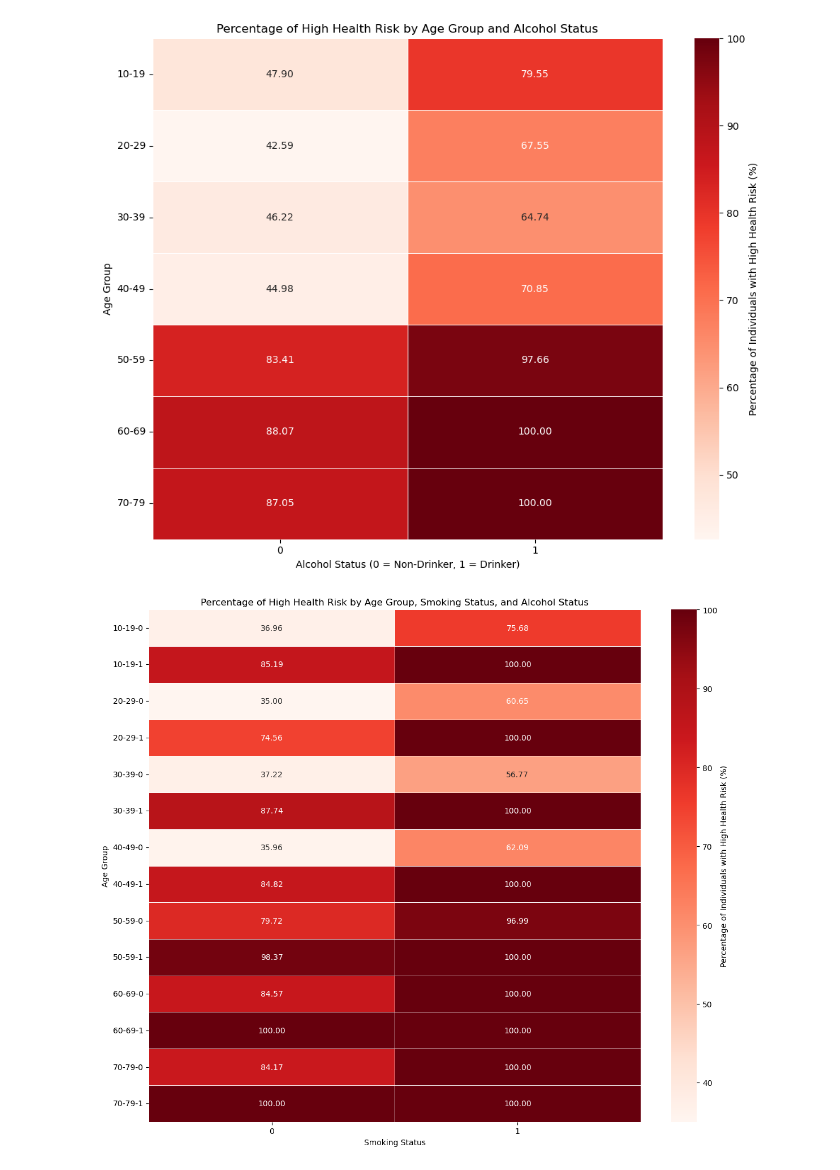
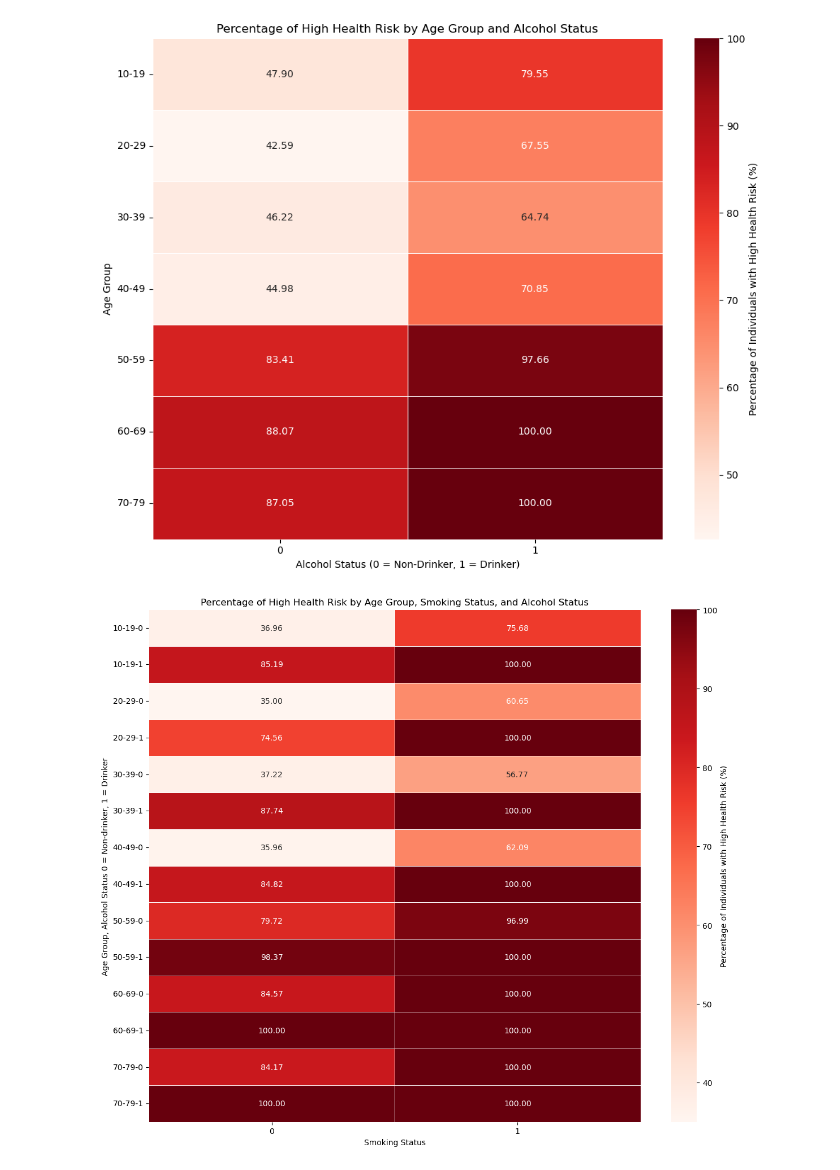
Before and after one commit to MyleeCS/Lifestyle-and-Health-Risk-EDA, a Jupyter notebook: lifestyle-and-health-risk-eda.ipynb, the cells around one changed output. Drawn from its saved outputs; the diff is of its cells as text; code cells hidden in the pictures.

Commit message:
Made the data be consistent with all code, fixed heatmap, etc.

```diff
--- a/lifestyle-and-health-risk-eda.ipynb
+++ b/lifestyle-and-health-risk-eda.ipynb
@@ -140,17 +164,10 @@ plt.show()
 # %%
-# Data Preprocessing
-df['health_risk'] = df['health_risk'].apply(lambda x: 1 if 'high' in x else 0)
-df['smoking'] = df['smoking'].apply(lambda x: 1 if x == 'yes' else 0)
-df['alcohol'] = df['alcohol'].apply(lambda x: 1 if x == 'yes' else 0)
-df['profession'] = df['profession'].astype('category')
-df['married'] = df['married'].apply(lambda x: 1 if x == 'yes' else 0)
+numerical_features = ['age', 'weight', 'height', 'sleep', 'bmi', 'exercise_int', 'sugar_intake_int', 'smoking_int', 'alcohol_int', 'married_int', 'profession_int', 'health_risk_int']
+correlation_matrix = df[numerical_features].corr()
 
-# Define ordinal data type
-ordinal_data = ['none', 'low', 'medium', 'high']
-rating_dtype = pd.CategoricalDtype(categories=ordinal_data, ordered=True)
-df['sugar_intake'] = df['sugar_intake'].astype(rating_dtype)
-df['exercise'] = df['exercise'].astype(rating_dtype)
-
-# Check the changes
-df.info()
+#The numbers were overlapping so the figure is 12 by 8
+plt.figure(figsize=(12, 8))
+sns.heatmap(correlation_matrix, annot=True, cmap='coolwarm')
+plt.title('Feature Correlation Heatmap')
+plt.show()
 # %% [output]
@@ -332,30 +333,30 @@ plt.show()
 # %% [output]
 [figure]
 # %%
-age_smoking_alcohol = pd.crosstab([df['age_group'], df['smoking'], df['alcohol']], df['health_risk'])
+age_smoking_alcohol = pd.crosstab([df['age_group'], df['smoking_int'], df['alcohol_int']], df['health_risk_int'])
 age_smoking_alcohol['Total'] = age_smoking_alcohol.sum(axis=1)
 age_smoking_alcohol['High_Risk_Percentage'] = (age_smoking_alcohol.get(1, 0) / age_smoking_alcohol['Total'])
 
 # Prepare data for heatmap
 heatmap_data = age_smoking_alcohol['High_Risk_Percentage'].unstack()*100
 # Plot the heatmap
 plt.figure(figsize=(12, 10)) # Adjusted size slightly for better fit
 sns.heatmap(
     heatmap_data,
     annot=True,
     fmt='.2f', # Display as percentage with one decimal place (e.g., 63.1)
     cmap='Reds',
     linewidths=.5,
     linecolor='white',
     cbar_kws={'label': 'Percentage of Individuals with High Health Risk (%)'}
 )
 # Customize the axis labels and title
 plt.xlabel('Smoking Status')
-plt.ylabel('Age Group')
+plt.ylabel('Age Group, Alcohol Status 0 = Non-drinker, 1 = Drinker')
 plt.title('Percentage of High Health Risk by Age Group, Smoking Status, and Alcohol Status')
 plt.xticks(rotation=0)
 plt.yticks(rotation=0)
 plt.tight_layout()
 plt.show()
 # %% [output]
-[figure, old version]
+[figure, new version]
```
Also changed, not shown: parts of 10 cells of this notebook.
